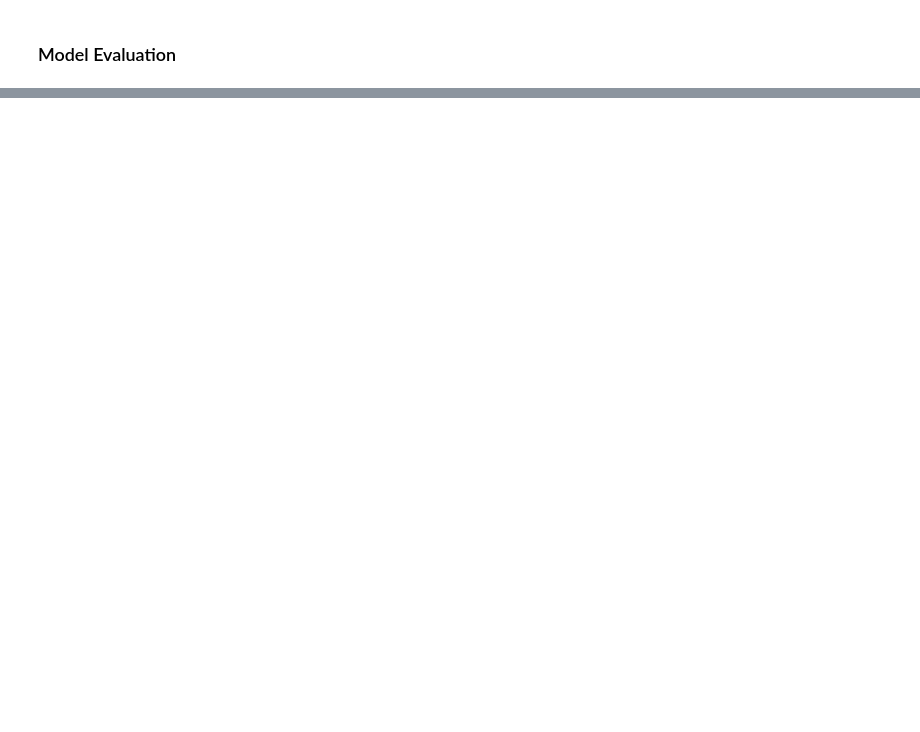
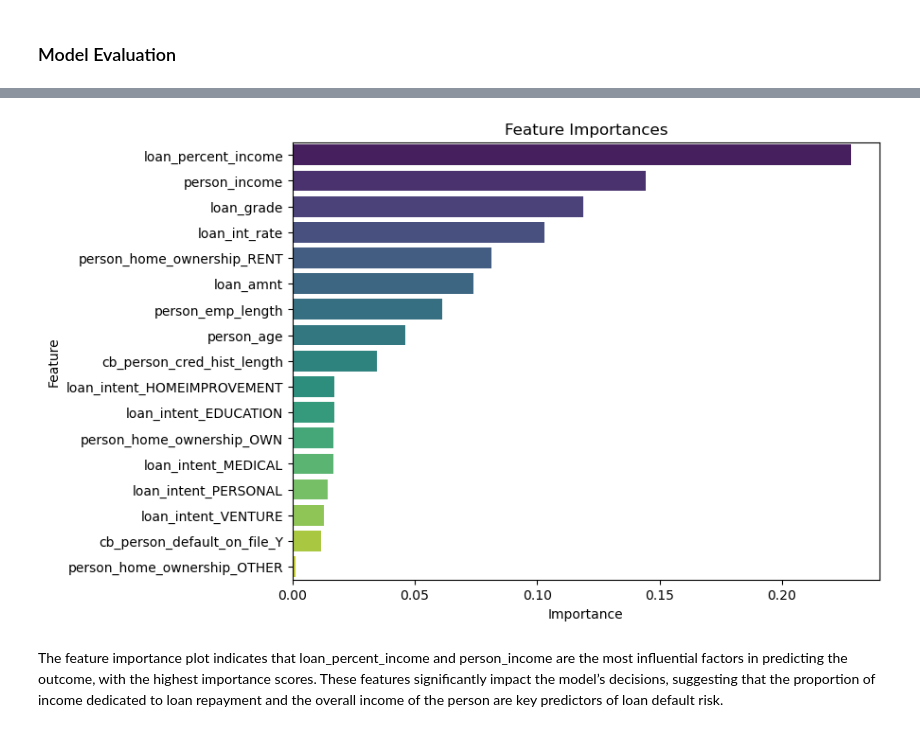
Before and after one commit to behavior2020/credit-risk, a Jupyter notebook: predictor.ipynb, the cells around one changed output, grey strips where cells are left out. Cells and saved outputs as stored; diff of their text form; code cells hidden in the pictures; blank space fills up the shorter version.

```diff
--- a/predictor.ipynb
+++ b/predictor.ipynb
@@ -220,0 +251,17 @@ plt.show()
+# %%
+# Plot feature importances
+importances = model.feature_importances_
+feature_names = X_train.columns
+feature_importance_df = pd.DataFrame({'Feature': feature_names, 'Importance': importances})
+feature_importance_df = feature_importance_df.sort_values(by='Importance', ascending=False)
+
+plt.figure(figsize=(8,6))
+sns.barplot(x='Importance', y='Feature', data=feature_importance_df, palette='viridis')
+plt.title('Feature Importances')
+plt.xlabel('Importance')
+plt.ylabel('Feature')
+plt.show()
+# %% [output]
+[figure, added]
+# %% [markdown]
+The feature importance plot indicates that loan_percent_income and person_income are the most influential factors in predicting the outcome, with the highest importance scores. These features significantly impact the model’s decisions, suggesting that the proportion of income dedicated to loan repayment and the overall income of the person are key predictors of loan default risk.
```
Also changed, not shown: parts of 11 cells of this notebook.
